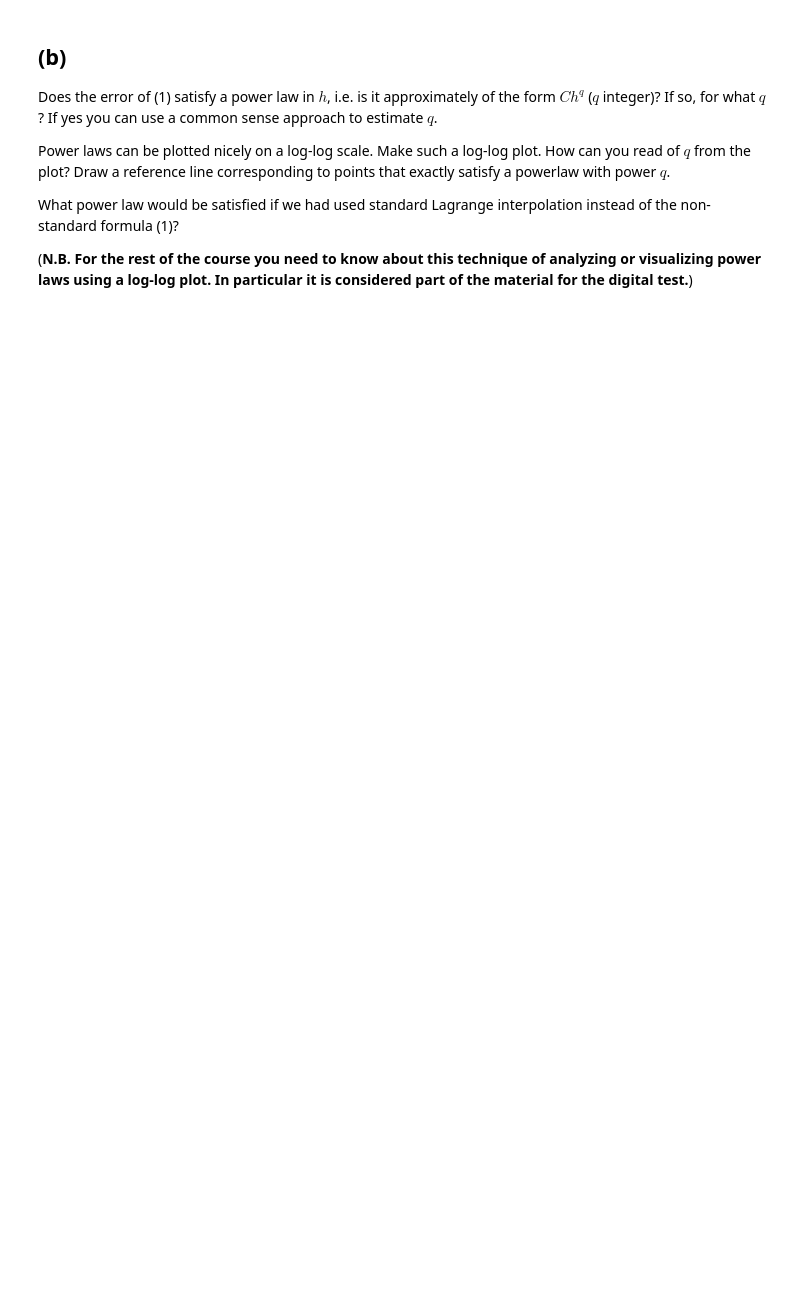
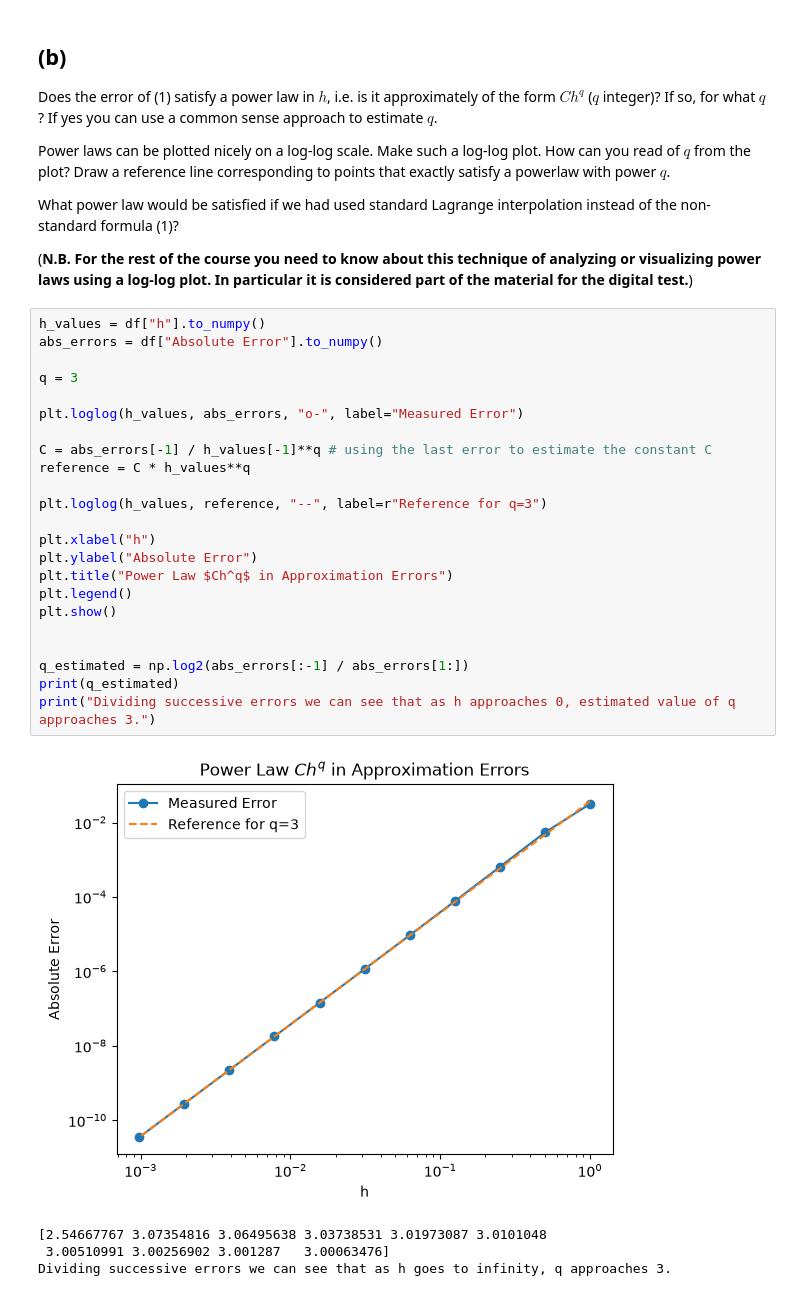
Before and after one commit to TimothyBohm/Numerical_Algorithms, a Jupyter notebook: hw2_2026.ipynb, the cells around one changed output. Drawn from its saved outputs; the diff is of its cells as text; blank space fills up the shorter version.

```diff
--- a/hw2_2026.ipynb
+++ b/hw2_2026.ipynb
@@ -68,3 +113,31 @@ Power laws can be plotted nicely on a log-log scale. Make such a log-log plot. H
 What power law would be satisfied if we had used standard Lagrange interpolation instead of the non-standard formula (1)?
 
 (**N.B. For the rest of the course you need to know about this technique of analyzing or visualizing power laws using a log-log plot. In particular it is considered part of the material for the digital test.**)
+# %%
+h_values = df["h"].to_numpy()
+abs_errors = df["Absolute Error"].to_numpy()
+
+q = 3
+
+plt.loglog(h_values, abs_errors, "o-", label="Measured Error")
+
+C = abs_errors[-1] / h_values[-1]**q # using the last error to estimate the constant C
+reference = C * h_values**q
+
+plt.loglog(h_values, reference, "--", label=r"Reference for q=3")
+
+plt.xlabel("h")
+plt.ylabel("Absolute Error")
+plt.title("Power Law $Ch^q$ in Approximation Errors")
+plt.legend()
+plt.show()
+
+
+q_estimated = np.log2(abs_errors[:-1] / abs_errors[1:])
+print(q_estimated)
+print("Dividing successive errors we can see that as h approaches 0, estimated value of q approaches 3.")
+# %% [output]
+[figure, added]
+[2.54667767 3.07354816 3.06495638 3.03738531 3.01973087 3.0101048
+ 3.00510991 3.00256902 3.001287   3.00063476]
+Dividing successive errors we can see that as h goes to infinity, q approaches 3.
```
Also changed, not shown: parts of 3 cells of this notebook.
